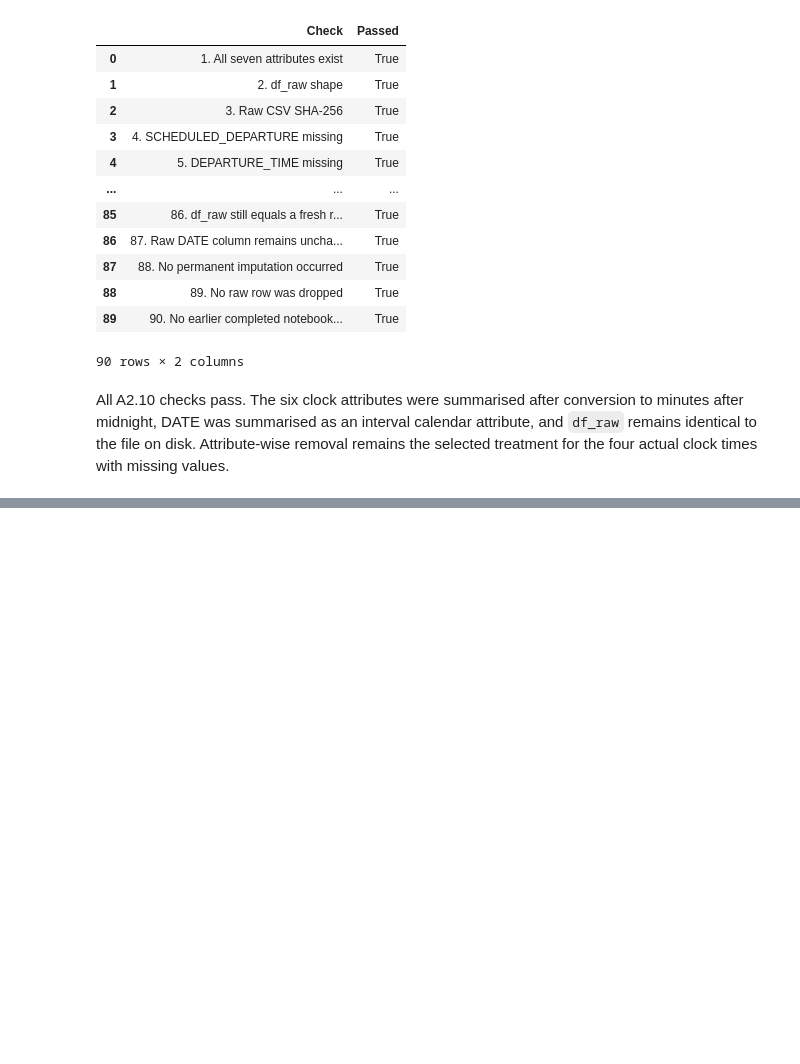
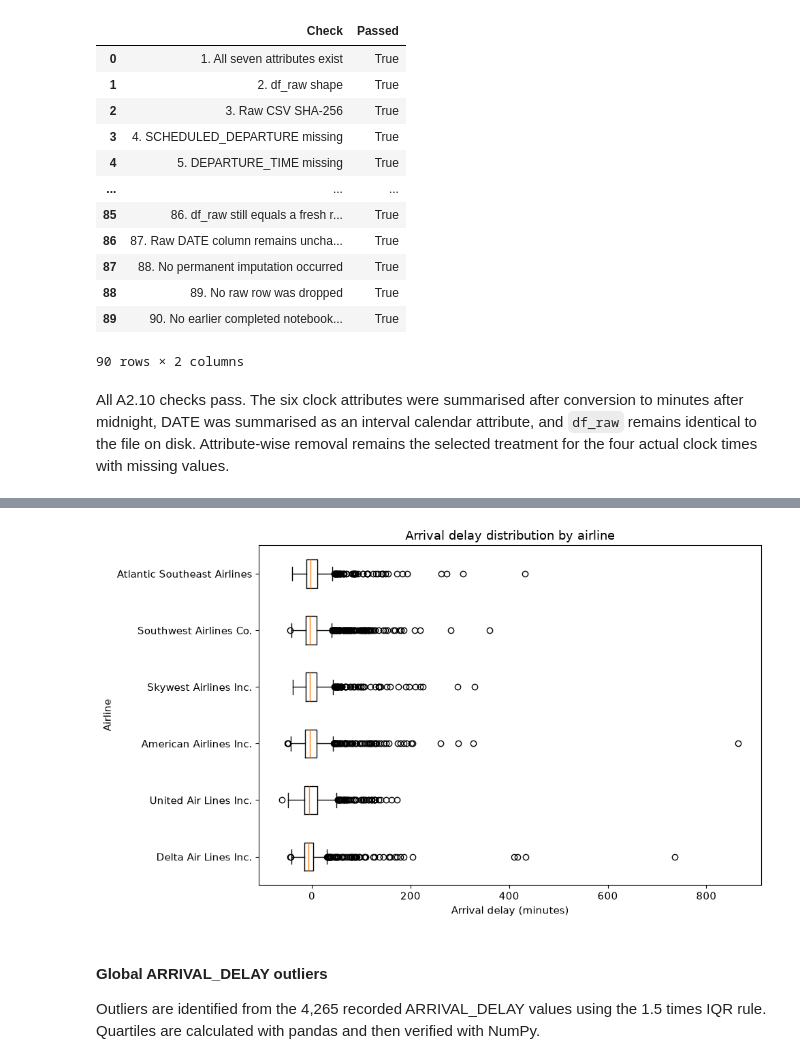
Before and after one commit to le23967/31250-assignment2-25740123, a Jupyter notebook: ida_25740123.ipynb, the cells around one changed output, grey strips where cells are left out. Drawn from its saved outputs; the diff is of its cells as text; code cells hidden in the pictures; blank space fills up the shorter version.

```diff
--- a/ida_25740123.ipynb
+++ b/ida_25740123.ipynb
@@ -4979,0 +5298,21 @@ selected treatment for the four actual clock times with missing values.
+# %%
+airline_delay_rows = []
+for airline_name, group in df_raw.groupby("AIRLINE_NAME", sort=True):
+    series = group["ARRIVAL_DELAY"]
+    airline_delay_rows.append({
+        "Airline": airline_name,
+        "Total Rows": int(len(group)),
+        "Valid Arrival Delay": int(series.notna().sum()),
+        "Missing": int(series.isna().sum()),
+        "Median": float(series.median()),
+        "Q1": float(series.quantile(0.25)),
+        "Q3": float(series.quantile(0.75)),
+    })
+
+arrival_delay_by_airline = pd.DataFrame(airline_delay_rows)
+assert (
+    arrival_delay_by_airline["Total Rows"]
+    == arrival_delay_by_airline["Valid Arrival Delay"] + arrival_delay_by_airline["Missing"]
+).all()
+arrival_delay_by_airline.to_csv("outputs/A3_arrival_delay_by_airline.csv", index=False)
+arrival_delay_by_airline
@@ -4979,0 +5327,24 @@ selected treatment for the four actual clock times with missing values.
+# %%
+airline_order = arrival_delay_by_airline.sort_values("Median")["Airline"].tolist()
+boxplot_data = [
+    df_raw.loc[df_raw["AIRLINE_NAME"] == airline, "ARRIVAL_DELAY"].dropna().values
+    for airline in airline_order
+]
+
+with plt.rc_context({"font.size": 11}):
+    figure, axis = plt.subplots(figsize=(10, 6))
+    axis.boxplot(boxplot_data, vert=False, whis=1.5, tick_labels=airline_order, showfliers=True)
+    axis.set_xlabel("Arrival delay (minutes)")
+    axis.set_ylabel("Airline")
+    axis.set_title("Arrival delay distribution by airline")
+    figure.tight_layout()
+    figure.savefig("figures/A3_arrival_delay_by_airline_boxplot.png", dpi=200)
+    plt.show()
+# %% [output]
+[figure, added]
+# %% [markdown]
+#### Global ARRIVAL_DELAY outliers
+
+Outliers are identified from the 4,265 recorded ARRIVAL_DELAY values using the
+1.5 times IQR rule. Quartiles are calculated with pandas and then verified with
+NumPy.
```
Also changed, not shown: parts of 51 cells of this notebook, 18 other files.
